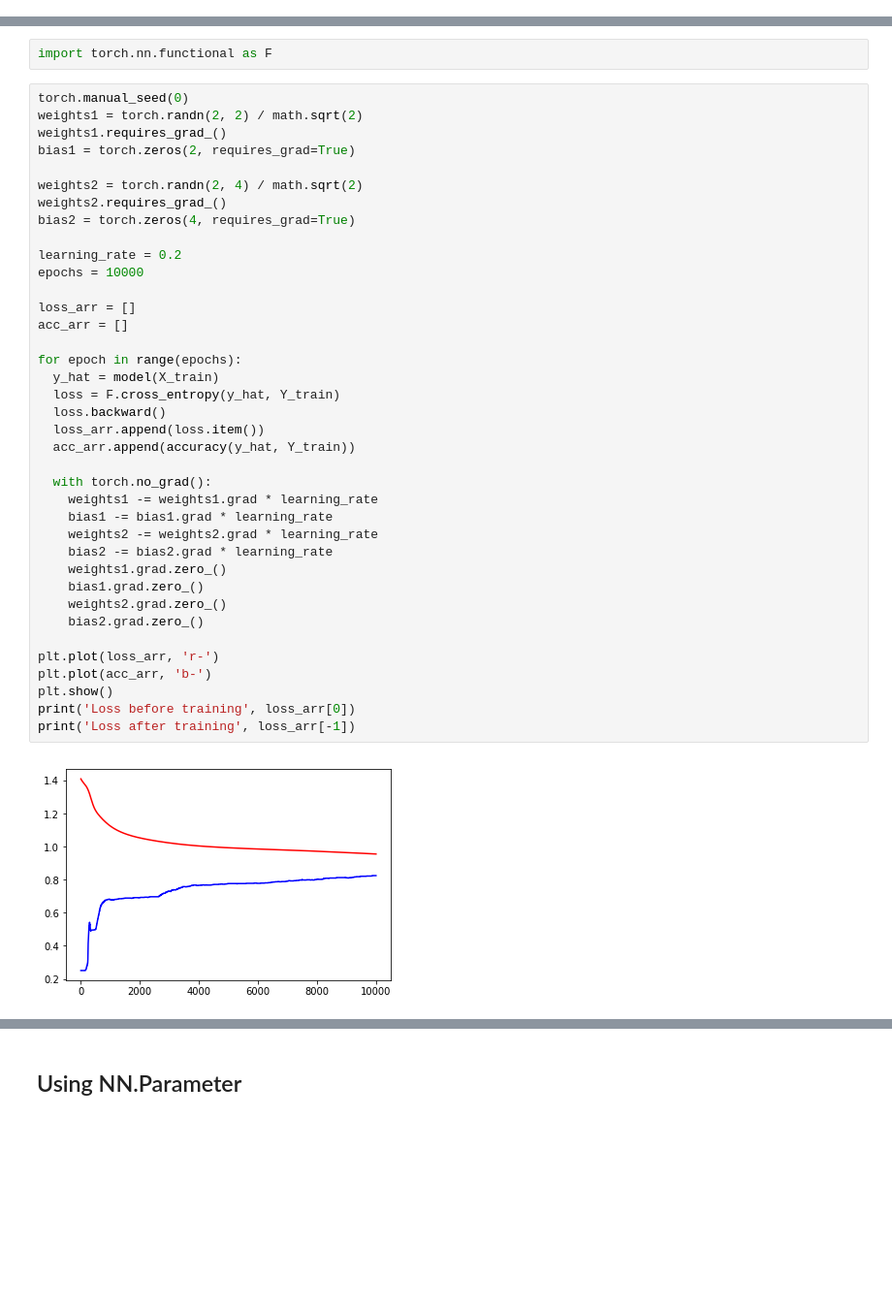
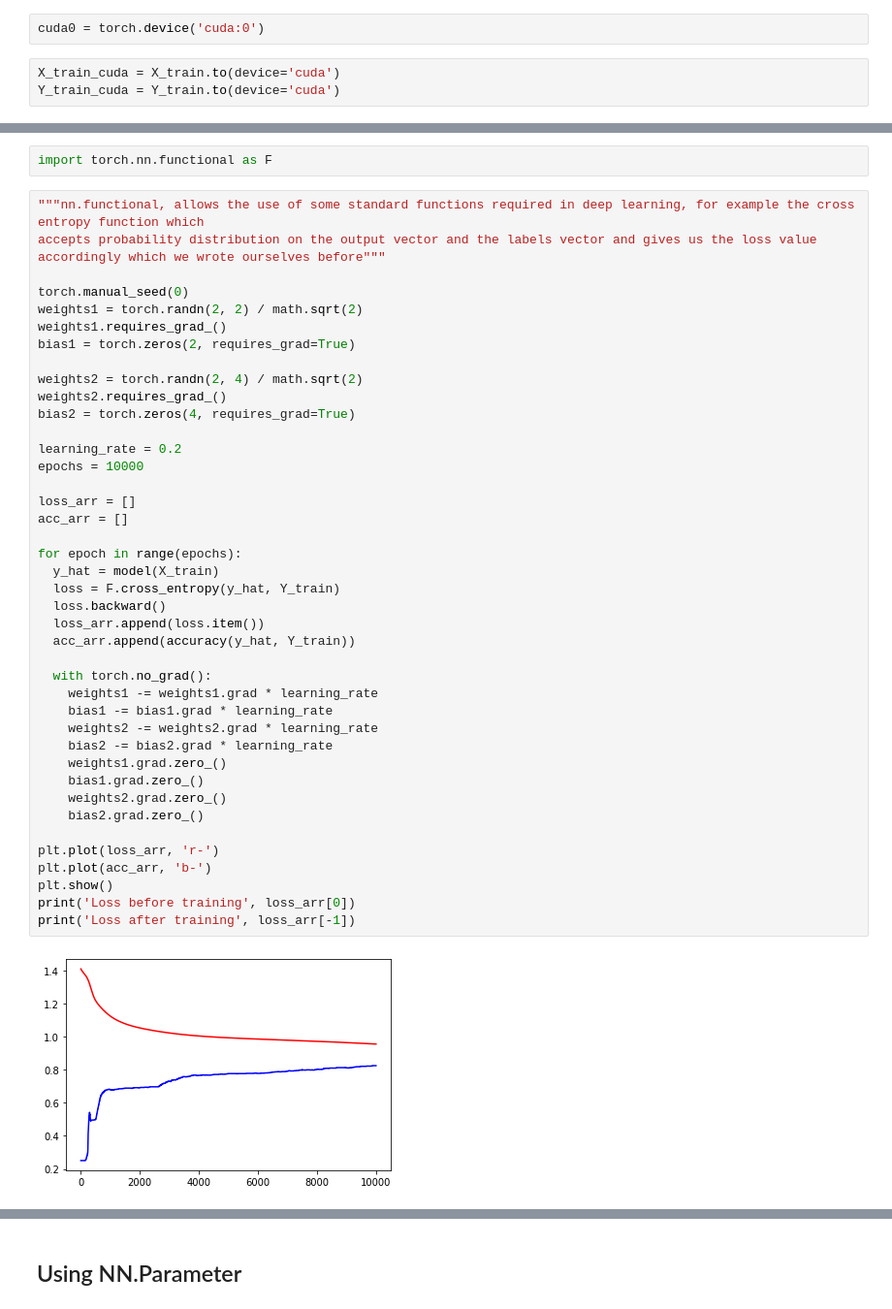
Before and after one commit to championballer/one-fourth-labs-deep-learning, a Jupyter notebook: Module 29 - FNNs using PyTorch/Module_29_Personal_Notebook.ipynb, the cells around one changed output, grey strips where cells are left out. Shown: that part at 97% size. Drawn from its saved outputs; the diff is of its cells as text; blank space fills up the shorter version.

```diff
--- a/Module 29 - FNNs using PyTorch/Module_29_Personal_Notebook.ipynb
+++ b/Module 29 - FNNs using PyTorch/Module_29_Personal_Notebook.ipynb
@@ -149,0 +156,5 @@ Loss after training 0.19288592040538788
+# %%
+cuda0 = torch.device('cuda:0')
+# %%
+X_train_cuda = X_train.to(device='cuda')
+Y_train_cuda = Y_train.to(device='cuda')
@@ -152,6 +214,9 @@ Loss after training 0.19288592040538788
 # %%
 import torch.nn.functional as F
 # %%
+"""nn.functional, allows the use of some standard functions required in deep learning, for example the cross entropy function which
+accepts probability distribution on the output vector and the labels vector and gives us the loss value accordingly which we wrote ourselves before"""
+
 torch.manual_seed(0)
 weights1 = torch.randn(2, 2) / math.sqrt(2)
 weights1.requires_grad_()
@@ -163,32 +228,32 @@ bias2 = torch.zeros(4, requires_grad=True)
 
 learning_rate = 0.2
 epochs = 10000
 
 loss_arr = []
 acc_arr = []
 
 for epoch in range(epochs):
   y_hat = model(X_train)
   loss = F.cross_entropy(y_hat, Y_train)
   loss.backward()
   loss_arr.append(loss.item())
   acc_arr.append(accuracy(y_hat, Y_train))
 
   with torch.no_grad():
     weights1 -= weights1.grad * learning_rate
     bias1 -= bias1.grad * learning_rate
     weights2 -= weights2.grad * learning_rate
     bias2 -= bias2.grad * learning_rate
     weights1.grad.zero_()
     bias1.grad.zero_()
     weights2.grad.zero_()
     bias2.grad.zero_()
 
 plt.plot(loss_arr, 'r-')
 plt.plot(acc_arr, 'b-')
 plt.show()
 print('Loss before training', loss_arr[0])
 print('Loss after training', loss_arr[-1])
 # %% [output]
-[figure, old version]
+[figure, new version]
 Loss before training 1.4111980199813843
```
Also changed, not shown: parts of 9 cells of this notebook.
